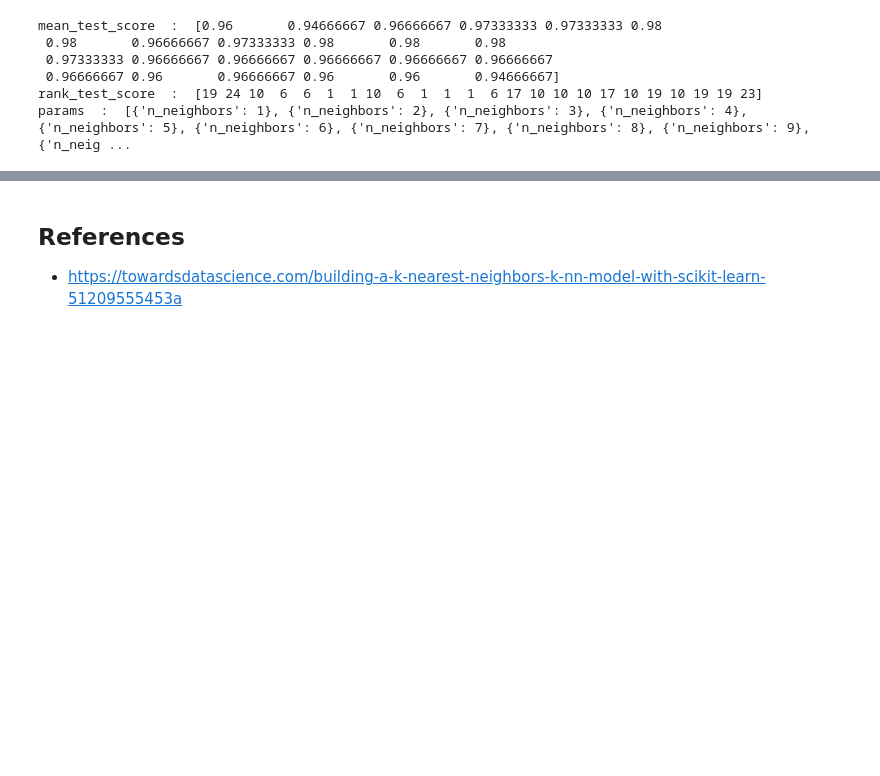
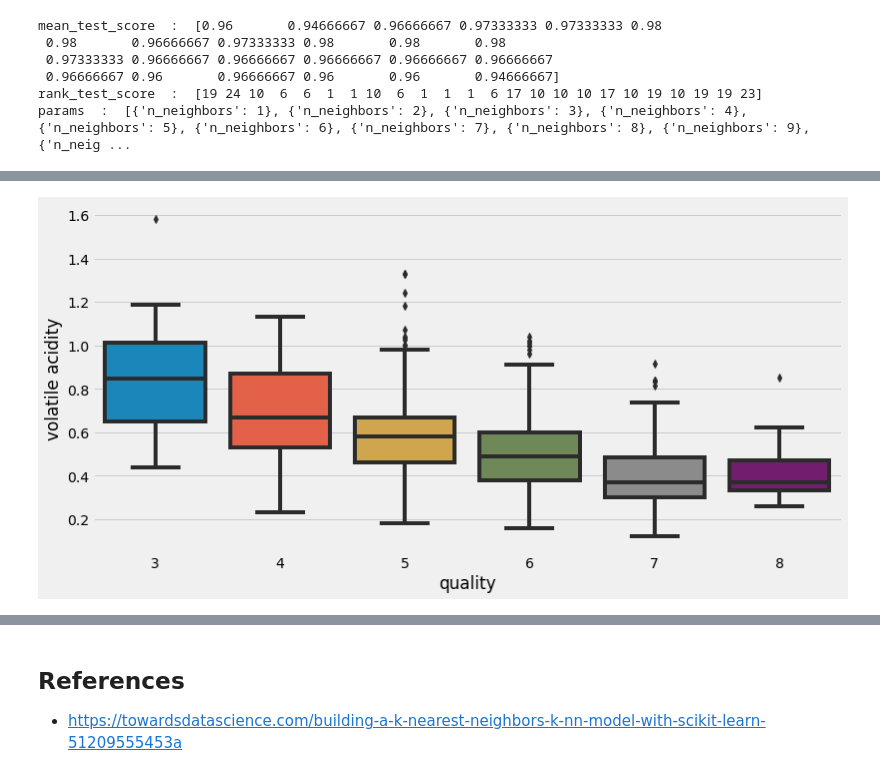
Before and after one commit to conor1982/ML_and_Stats_Assessment, a Jupyter notebook: scikit-learn.ipynb, the cells around one changed output, grey strips where cells are left out. Saved outputs shown, nothing was run; the diff lists cells and outputs as text; code cells hidden in the pictures; blank space fills up the shorter version.

```diff
--- a/scikit-learn.ipynb
+++ b/scikit-learn.ipynb
@@ -374,0 +533,4 @@ params  :  [{'n_neighbors': 1}, {'n_neighbors': 2}, {'n_neighbors': 3}, {'n_neig
+# %%
+sns.boxplot(y='volatile acidity',x='quality',data=df);
+# %% [output]
+[figure, added]
```
Also changed, not shown: parts of 45 cells of this notebook, 1 other file.
